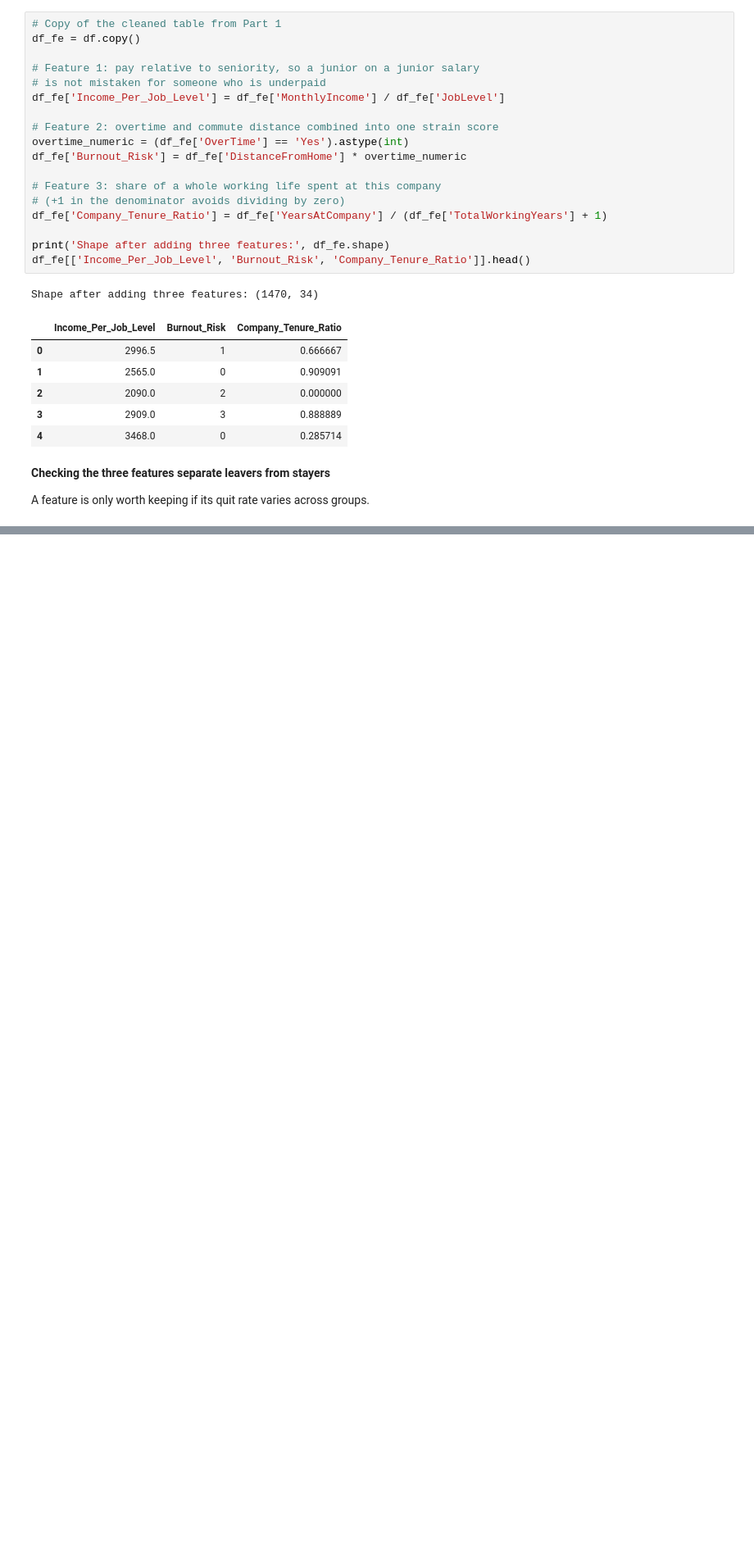
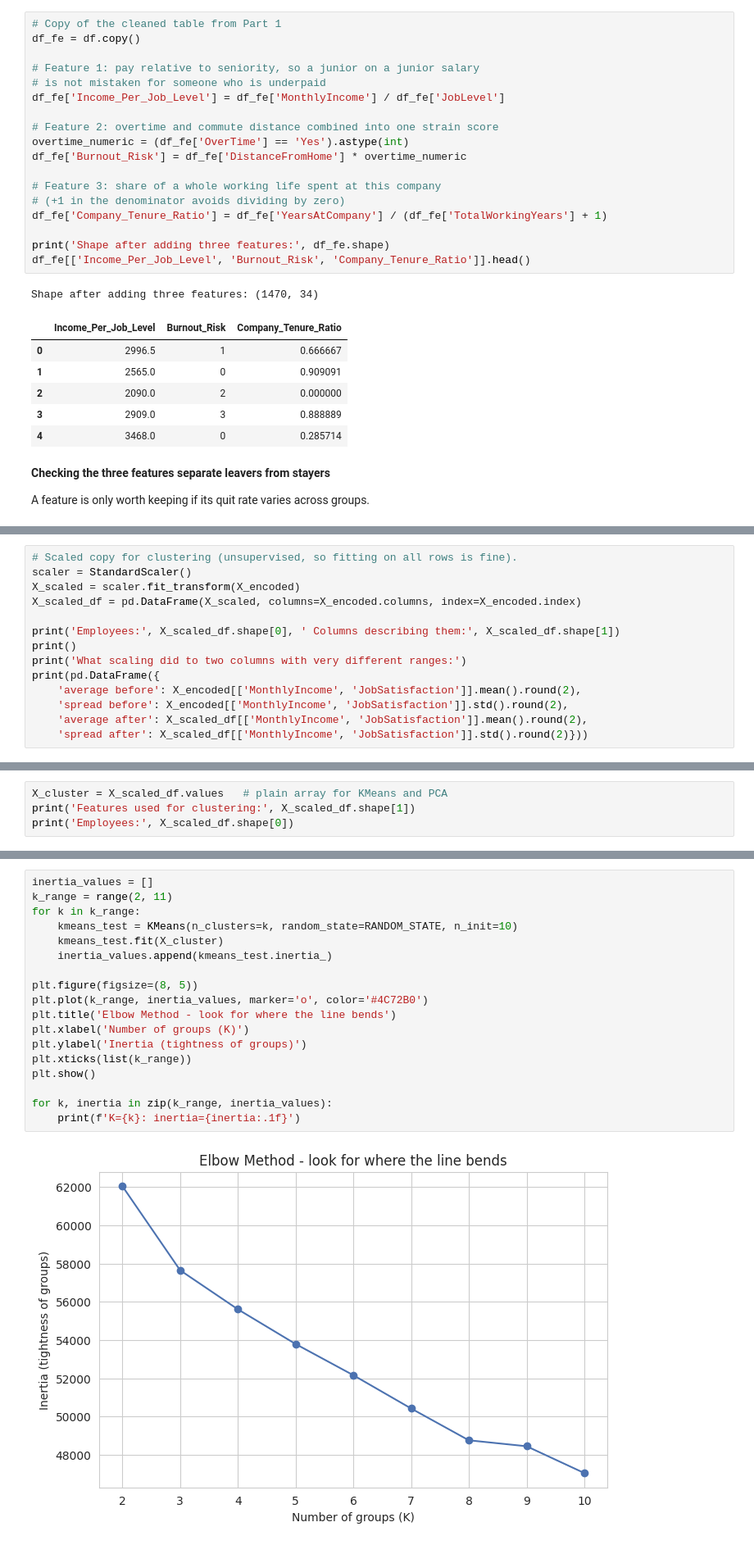
Before and after one commit to Praise-Oluwasikemi/TS-Academy-Group-4-IBM-HR-Analytics-Attrition, a Jupyter notebook: group_04_yourname.ipynb, the cells around one changed output, grey strips where cells are left out. Shown at 82% size. Drawn from its saved outputs; the diff is of its cells as text; blank space fills up the shorter version.

```diff
--- a/group_04_yourname.ipynb
+++ b/group_04_yourname.ipynb
@@ -577,0 +628,14 @@ As shown above, our dataset contains only numerical values, without any categori
+# %%
+# Scaled copy for clustering (unsupervised, so fitting on all rows is fine).
+scaler = StandardScaler()
+X_scaled = scaler.fit_transform(X_encoded)
+X_scaled_df = pd.DataFrame(X_scaled, columns=X_encoded.columns, index=X_encoded.index)
+
+print('Employees:', X_scaled_df.shape[0], ' Columns describing them:', X_scaled_df.shape[1])
+print()
+print('What scaling did to two columns with very different ranges:')
+print(pd.DataFrame({
+    'average before': X_encoded[['MonthlyIncome', 'JobSatisfaction']].mean().round(2),
+    'spread before': X_encoded[['MonthlyIncome', 'JobSatisfaction']].std().round(2),
+    'average after': X_scaled_df[['MonthlyIncome', 'JobSatisfaction']].mean().round(2),
+    'spread after': X_scaled_df[['MonthlyIncome', 'JobSatisfaction']].std().round(2)}))
@@ -577,0 +655,4 @@ As shown above, our dataset contains only numerical values, without any categori
+# %%
+X_cluster = X_scaled_df.values   # plain array for KMeans and PCA
+print('Features used for clustering:', X_scaled_df.shape[1])
+print('Employees:', X_scaled_df.shape[0])
@@ -577,0 +666,20 @@ As shown above, our dataset contains only numerical values, without any categori
+# %%
+inertia_values = []
+k_range = range(2, 11)
+for k in k_range:
+    kmeans_test = KMeans(n_clusters=k, random_state=RANDOM_STATE, n_init=10)
+    kmeans_test.fit(X_cluster)
+    inertia_values.append(kmeans_test.inertia_)
+
+plt.figure(figsize=(8, 5))
+plt.plot(k_range, inertia_values, marker='o', color='#4C72B0')
+plt.title('Elbow Method - look for where the line bends')
+plt.xlabel('Number of groups (K)')
+plt.ylabel('Inertia (tightness of groups)')
+plt.xticks(list(k_range))
+plt.show()
+
+for k, inertia in zip(k_range, inertia_values):
+    print(f'K={k}: inertia={inertia:.1f}')
+# %% [output]
+[figure, added]
```
Also changed, not shown: parts of 133 cells of this notebook.
